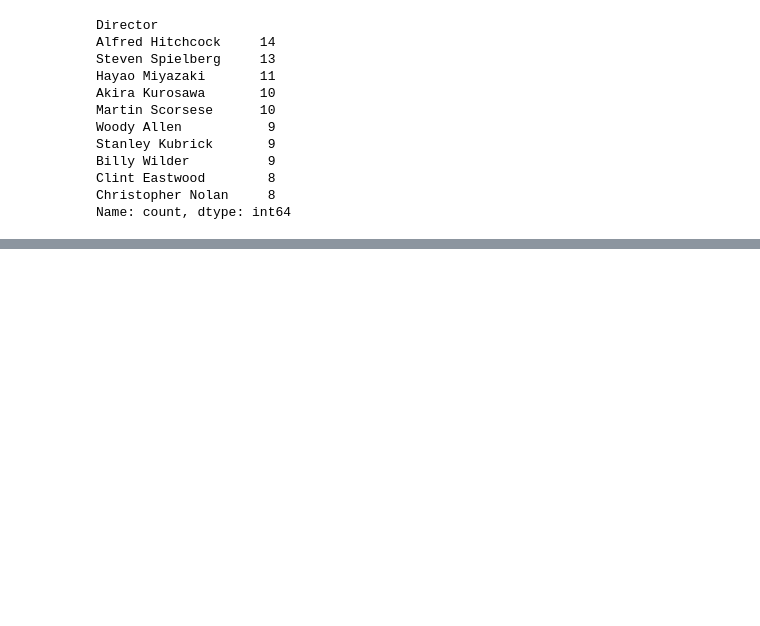
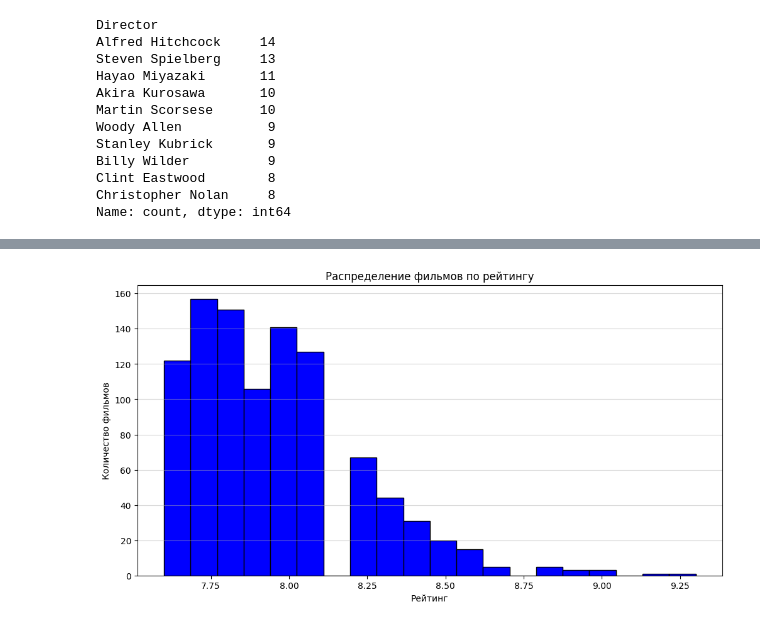
Before and after one commit to Denis-Egorov/Movie-dataset-analysis, a Jupyter notebook: analysis.ipynb, the cells around one changed output, grey strips where cells are left out. Drawn from its saved outputs; the diff is of its cells as text; code cells hidden in the pictures; blank space fills up the shorter version.

```diff
--- a/analysis.ipynb
+++ b/analysis.ipynb
@@ -161,0 +178,15 @@ plt.show()
+# %%
+plt.figure(figsize=(12, 6))
+plt.hist(
+    cleaned_imdb_df['IMDB_Rating'],
+    bins = 20,
+    color='blue',
+    edgecolor='black'
+)
+plt.xlabel('Рейтинг')
+plt.ylabel("Количество фильмов")
+plt.title("Распределение фильмов по рейтингу")
+plt.grid(axis='y', alpha=0.5)
+plt.show()
+# %% [output]
+[figure, added]
```
Also changed, not shown: parts of 8 cells of this notebook, 2 other files.
